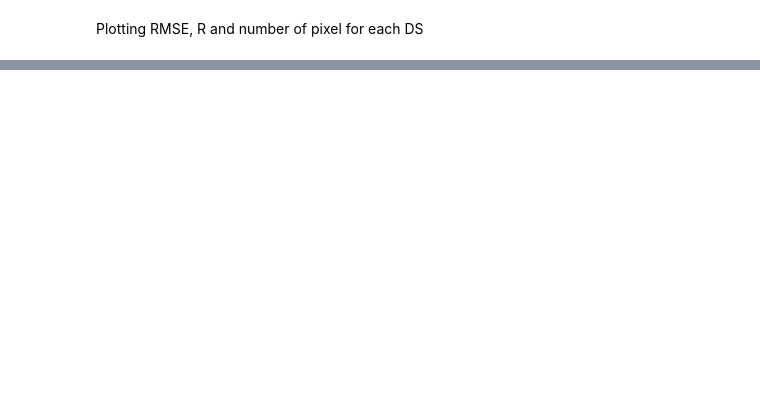
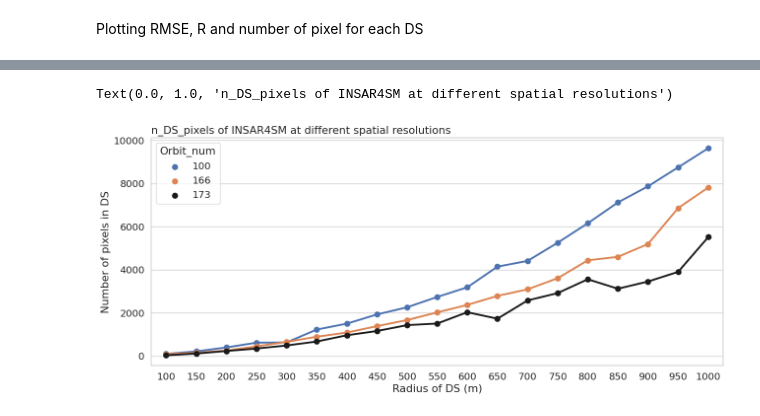
Before and after one commit to kleok/INSAR4SM, a Jupyter notebook: Spatial_resolution_experiment.ipynb, the cells around one changed output, grey strips where cells are left out. Drawn from its saved outputs; the diff is of its cells as text; code cells hidden in the pictures; blank space fills up the shorter version.

```diff
--- a/Spatial_resolution_experiment.ipynb
+++ b/Spatial_resolution_experiment.ipynb
@@ -253,3 +254,14 @@ Text(0.0, 1.0, 'RMSE of INSAR4SM at different spatial resolutions')
+# %%
+# Plot
+fig, ax = plt.subplots(figsize=(15,6))
+g1 = sns.pointplot(data=df, x='grid_size', y='n_DS_pixels', hue="Orbit_num",  palette=["C0", "C1", "k"])
+plt.xlabel('Radius of DS (m)')
+plt.ylabel('Number of pixels in DS')
+# Legend
+plt.title('n_DS_pixels of INSAR4SM at different spatial resolutions', loc='left')
+# %% [output]
+Text(0.0, 1.0, 'n_DS_pixels of INSAR4SM at different spatial resolutions')
+[figure, added]
 # %%
 # Plot
 fig, ax = plt.subplots(figsize=(15,6))
```
Also changed, not shown: parts of 7 cells of this notebook, 4 other files.
